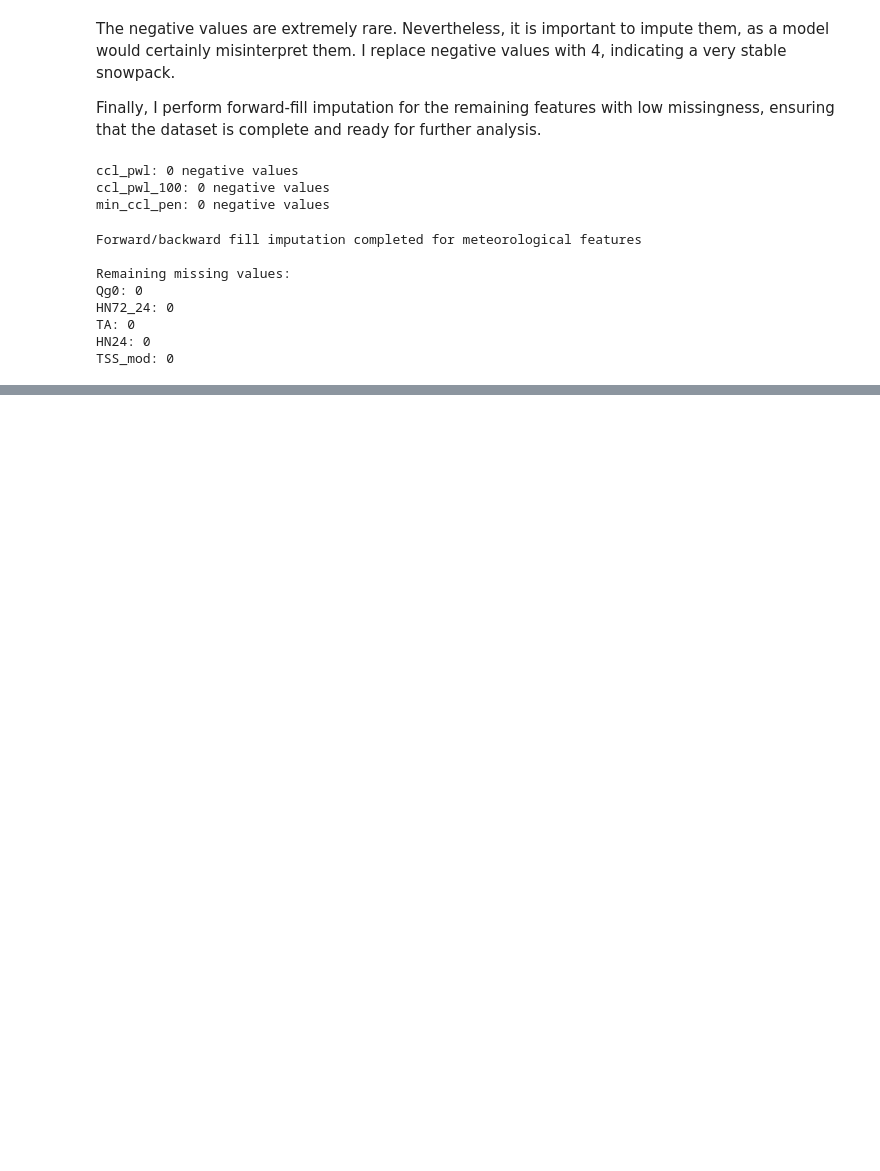
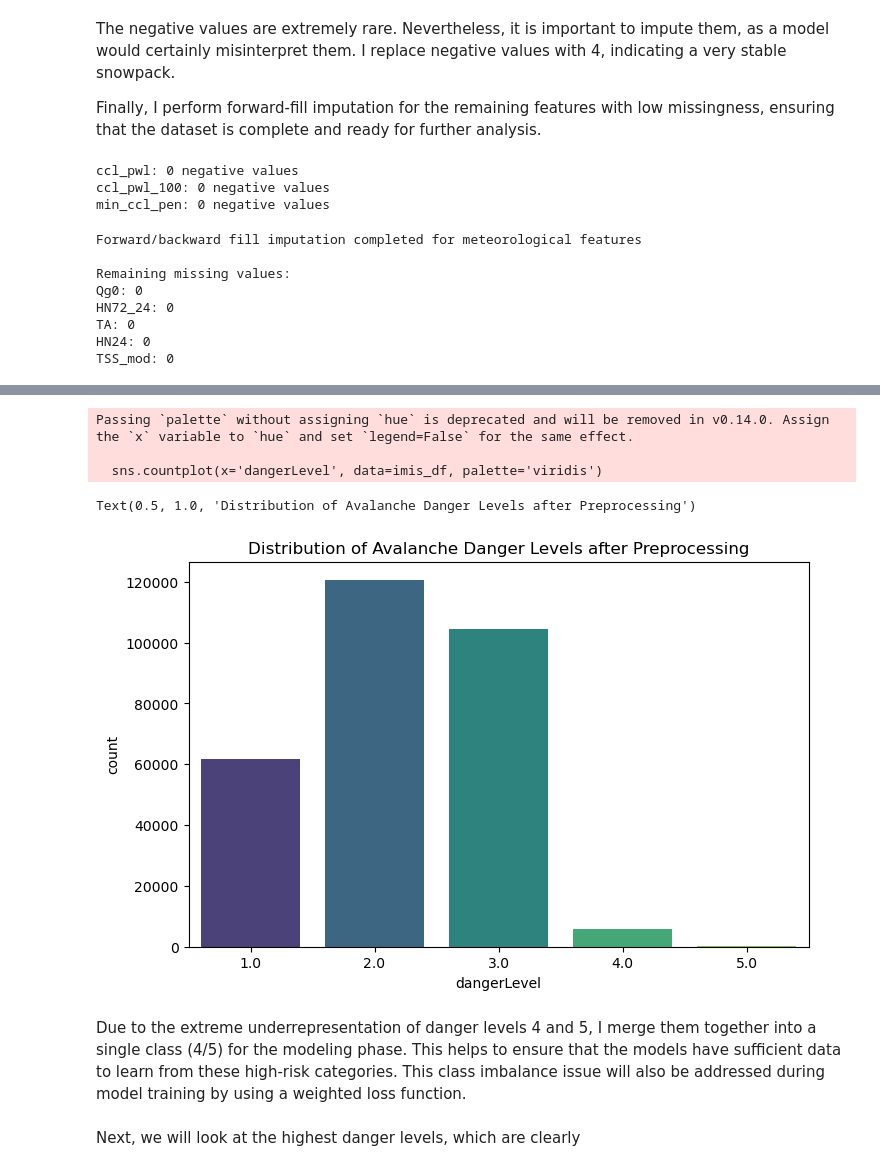
Before and after one commit to FPfenniger/AvalancheRiskProject, a Jupyter notebook: 1_Preprocessing.ipynb, the cells around one changed output, grey strips where cells are left out. Cells and saved outputs as stored; diff of their text form; code cells hidden in the pictures; blank space fills up the shorter version.

```diff
--- a/1_Preprocessing.ipynb
+++ b/1_Preprocessing.ipynb
@@ -435,0 +437,13 @@ Missing values by feature:
+# %%
+# Distribution of danger levels after preprocessing
+plt.figure(figsize=(8, 5))
+sns.countplot(x='dangerLevel', data=imis_df, palette='viridis')
+plt.title('Distribution of Avalanche Danger Levels after Preprocessing')
+# %% [output]
+Passing `palette` without assigning `hue` is deprecated and will be removed in v0.14.0. Assign the `x` variable to `hue` and set `legend=False` for the same effect.
+
+  sns.countplot(x='dangerLevel', data=imis_df, palette='viridis')
+Text(0.5, 1.0, 'Distribution of Avalanche Danger Levels after Preprocessing')
+[figure, added]
+# %% [markdown]
+Due to the extreme underrepresentation of danger levels 4 and 5, I merge them together into a single class (4/5) for the modeling phase. This helps to ensure that the models have sufficient data to learn from these high-risk categories. This class imbalance issue will also be addressed during model training by using a weighted loss function.
@@ -435,0 +453,2 @@ Missing values by feature:
+# %% [markdown]
+Next, we will look at the highest danger levels, which are clearly
```
Also changed, not shown: parts of 14 cells of this notebook.
